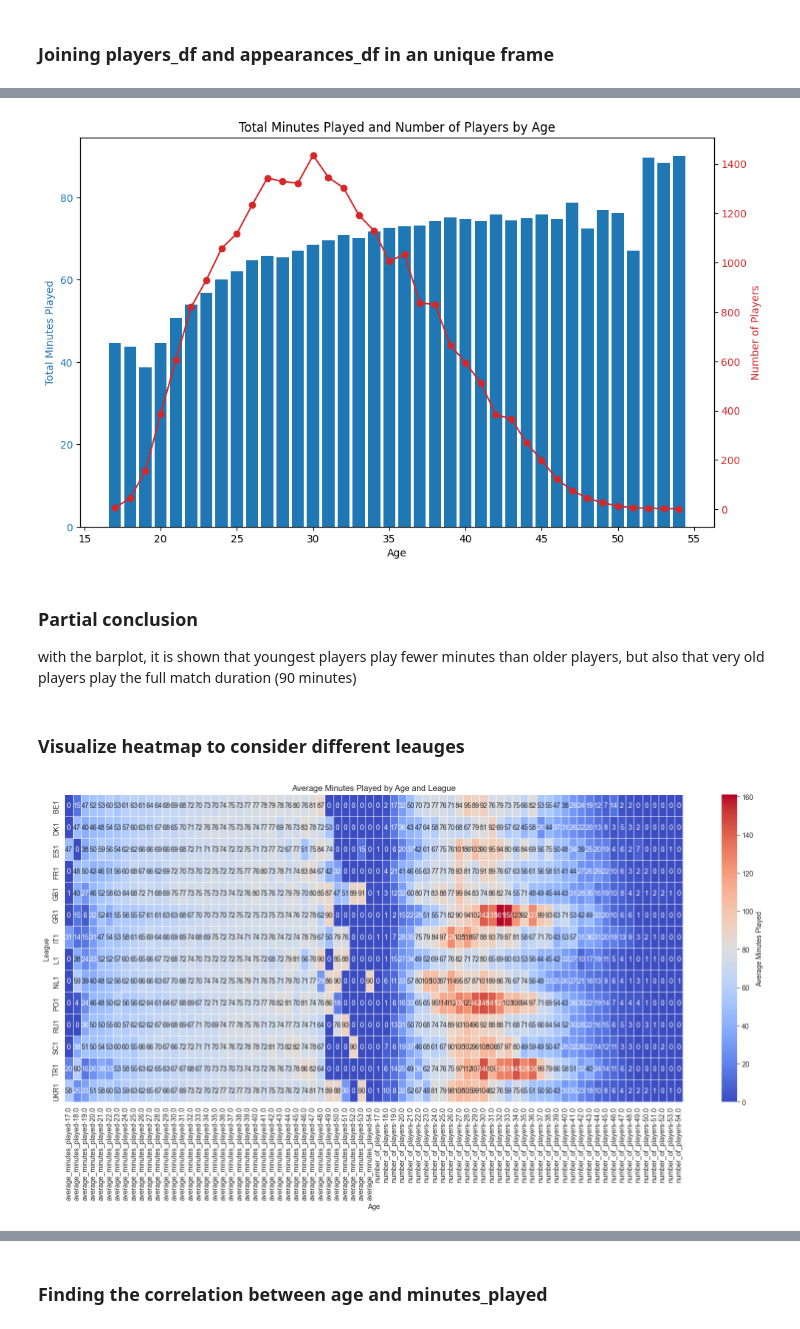
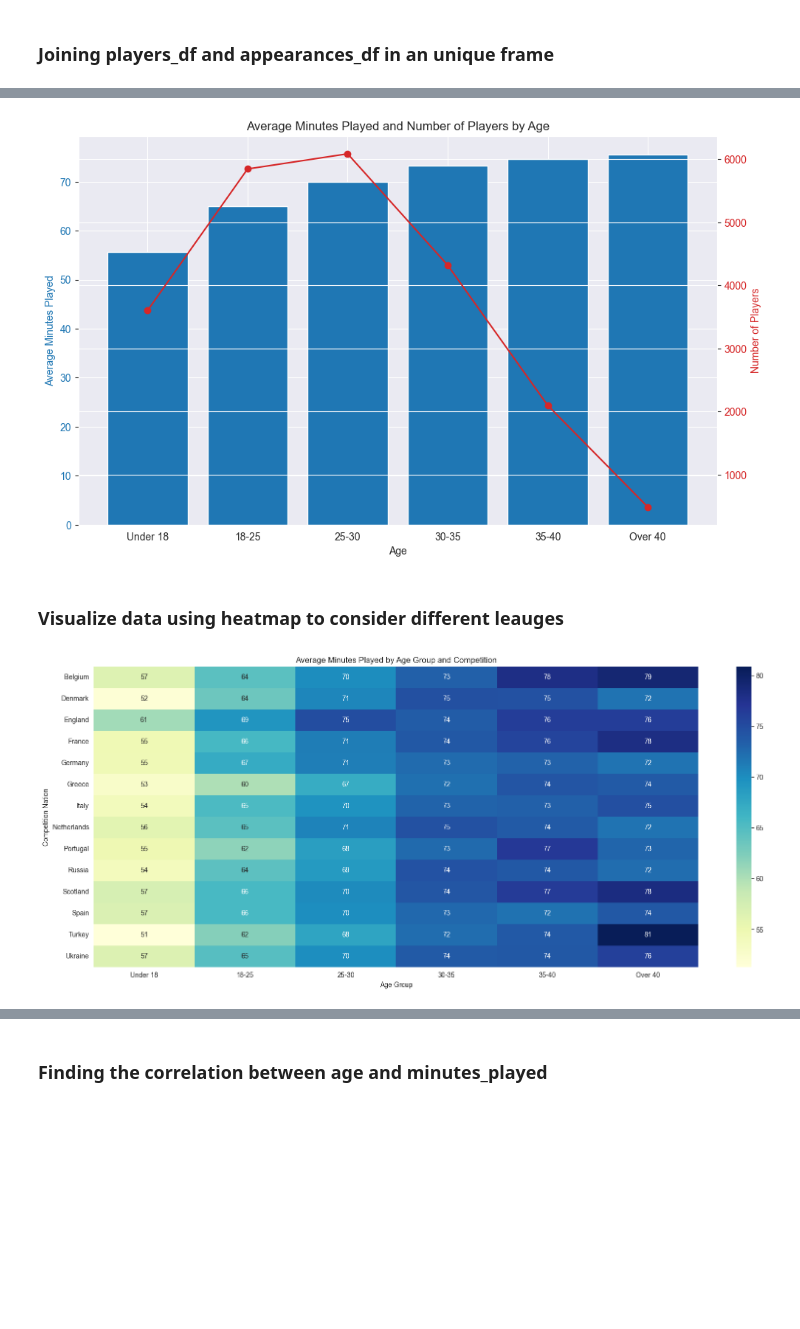
Before and after one commit to BonincontroL/IumTweb_project, a Jupyter notebook: solution/DataAnalysis/JupyterNotebooks/appearances.ipynb, the cells around one changed output, grey strips where cells are left out. Saved outputs shown, nothing was run; the diff lists cells and outputs as text; code cells hidden in the pictures; blank space fills up the shorter version.

Commit message:
continuata data analysis in appearances.ipynb

```diff
--- a/solution/DataAnalysis/JupyterNotebooks/appearances.ipynb
+++ b/solution/DataAnalysis/JupyterNotebooks/appearances.ipynb
@@ -63,0 +122,4 @@ player_appearances_df
+# %%
+current_year= datetime.now().year
+player_appearances_df['age'] = current_year-player_appearances_df['date_of_birth'].dt.year
+player_appearances_df
@@ -64,2 +251,11 @@ player_appearances_df
+# %%
+#indicates the values to replace with substitutes
+to_replace_value ={None: pd.NA, 'NULL': pd.NA, 'undefined':pd.NA, '':pd.NA}
+
+#Remove all null,undefined or empty string values in the DataFrame columns
+player_appearances_df.replace(to_replace_value, inplace=True)
+
+#Remove all NA values in the DataFrame
+player_appearances_df.dropna(inplace=True)
 # %% [markdown]
 ### Idea: analyzing the average playing time in relation to age and for each championship
@@ -69,4 +269,6 @@ Nowdays, many people (experts and none) in football are talking about the playin
 # %%
-player_count_by_age=player_appearances_df.groupby('age')['player_id'].nunique().reset_index()
-player_count_by_age.rename(columns={'player_id': 'number_of_players'}, inplace=True)
-player_count_by_age
+age_bins=[18,25,30,35,40,45,float('inf')]
+age_labels=['Under 18','18-25','25-30','30-35','35-40','Over 40']
+player_appearances_df['age_group']=pd.cut(player_appearances_df['age'],bins=age_bins,labels=age_labels, right=False)
+player_count_by_group_age=player_appearances_df['age_group'].value_counts().sort_index()
+player_count_by_group_age
@@ -86,5 +322,5 @@ In this step, we want to analyze the relation between age and minutes played but
 # %%
-league_age_analysis = player_appearances_df.groupby(['competition_id_x', 'age']).agg(
+league_age_analysis = player_appearances_df.groupby(['country_name', 'age_group'], observed=True).agg(
     average_minutes_played=pd.NamedAgg(column='minutes_played', aggfunc='mean'),
     number_of_players=pd.NamedAgg(column='player_id', aggfunc=pd.Series.nunique)
 ).unstack(fill_value=0)
@@ -118,42 +353,31 @@ fig,ax1 = plt.subplots(figsize=(10,6))
 color='tab:blue'
 ax1.set_xlabel('Age')
 ax1.set_ylabel('Average Minutes Played', color=color)
-ax1.bar(age_analysis['age'], age_analysis['average_minutes_played'], color=color)
+ax1.bar(age_analysis['age_group'], age_analysis['average_minutes_played'], color=color)
 ax1.tick_params(axis='y', labelcolor=color)
 
 # Line plot for number of players
 ax2 = ax1.twinx()  # instantiate a second axes that shares the same x-axis
 color = 'tab:red'
 ax2.set_ylabel('Number of Players', color=color)
-ax2.plot(age_analysis['age'], age_analysis['number_of_players'], color=color, marker='o')
+ax2.plot(age_analysis['age_group'], age_analysis['number_of_players'], color=color, marker='o')
 ax2.tick_params(axis='y', labelcolor=color)
 
-fig.tight_layout()  # otherwise the right y-label is slightly clipped
+fig.tight_layout()
 plt.title('Average Minutes Played and Number of Players by Age')
 plt.show()
 # %% [output]
-[figure, old version]
+[figure, new version]
-# %% [markdown]
-### Partial conclusion
-with the barplot, it is shown that youngest players play fewer minutes than older players, but also that very old players
-play the full match duration (90 minutes)
 # %% [markdown]
-### Visualize heatmap to consider different leauges
+### Visualize data using heatmap to consider different leauges
 # %%
 
 plt.figure(figsize=(20, 8))
-ax = sns.heatmap(
-    league_age_analysis,
-    annot=True,  # Show numbers on the heatmap
-    cmap='coolwarm',  # Color scheme
-    fmt=".0f",  # Formatting the annotation to show no decimal places
-    linewidths=.5,  # Space between cells
-    cbar_kws={'label': 'Average Minutes Played'}  # Color bar label
-)
+sns.heatmap(league_age_analysis['average_minutes_played'], annot=True, fmt=".0f", cmap="YlGnBu")
 
-plt.title('Average Minutes Played by Age and League')
-plt.ylabel('League')
-plt.xlabel('Age')
+plt.title('Average Minutes Played by Age Group and Competition')
+plt.ylabel('Competition Nation')
+plt.xlabel('Age Group')
 plt.show()
 # %% [output]
-[figure, old version]
+[figure, new version]
```
Also changed, not shown: parts of 32 cells of this notebook, 2 other files.
